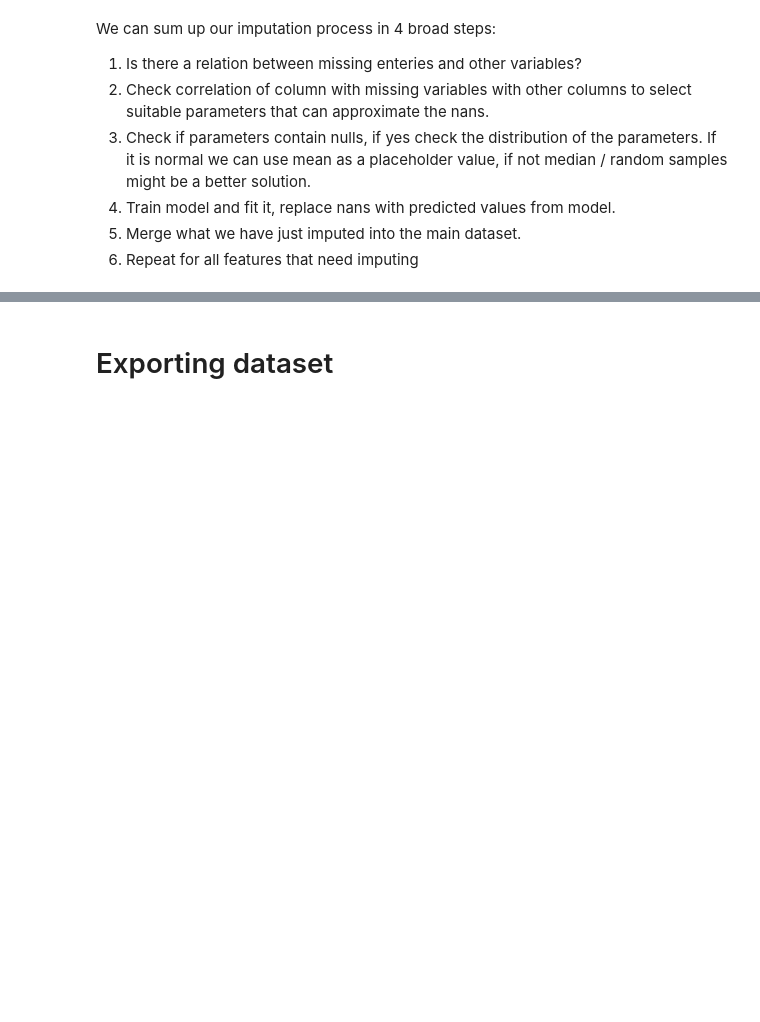
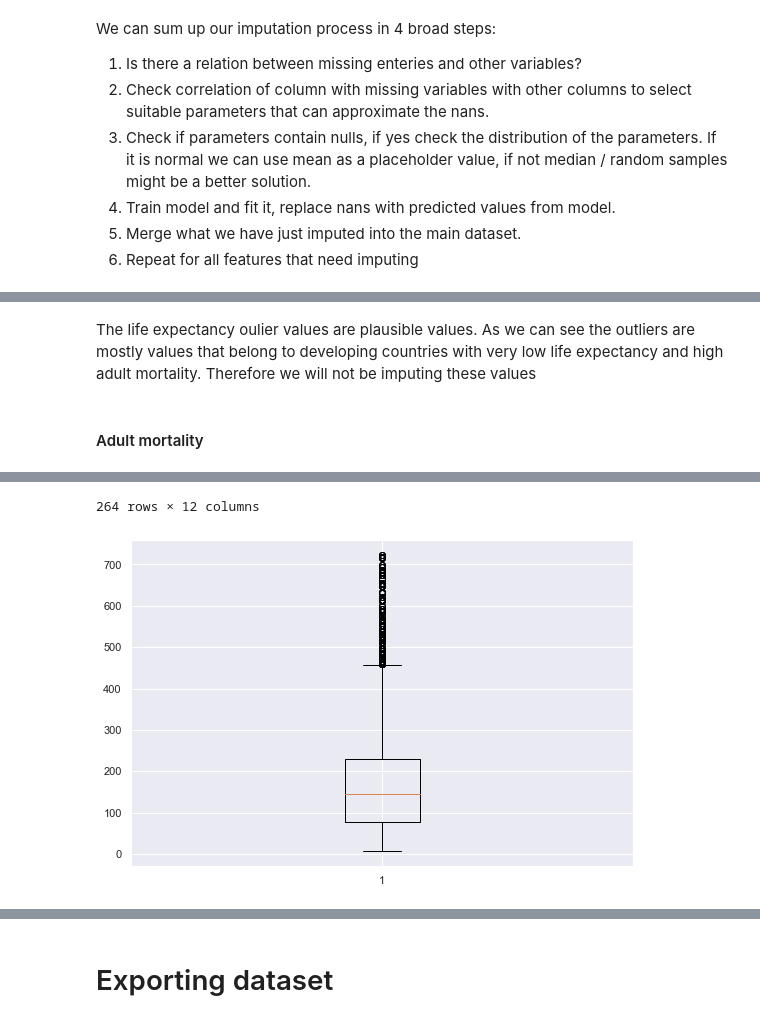
Before and after one commit to ZainabSultan/Demography-Analysis, a Jupyter notebook: Life expectancy cleaning.ipynb, the cells around one changed output, grey strips where cells are left out. Cells and saved outputs as stored; diff of their text form; code cells hidden in the pictures; blank space fills up the shorter version.

```diff
--- a/Life expectancy cleaning.ipynb
+++ b/Life expectancy cleaning.ipynb
@@ -577,0 +635,10 @@ We can sum up our imputation process in 4 broad steps:
+# %%
+def get_outlier_df(dataframe, column):
+    #Calculating the First Quartile and Third Quartile and Interquartile Range and lower and upper fence for column
+    Q1 = dataframe[column].quantile(0.25)
+    Q3 = dataframe[column].quantile(0.75)
+    IQR = Q3 - Q1
+    Lower_Fence = Q1 - (1.5 * IQR)
+    Upper_Fence = Q3 + (1.5 * IQR)
+    outliers_rows=pd.concat([dataframe.loc[dataframe[column] > Upper_Fence] ,dataframe.loc[dataframe[column] < Lower_Fence]] )
+    return outliers_rows
@@ -577,0 +672,9 @@ We can sum up our imputation process in 4 broad steps:
+# %% [markdown]
+The life expectancy oulier values are plausible values. As we can see the outliers are mostly values that belong to developing countries with very low life expectancy and high adult mortality. Therefore we will not be imputing these values
+# %% [markdown]
+#### Adult mortality
+# %%
+box_plot(clean_life_expectancy_df, "Adult Mortality")
+Adult_mortality_outliers = get_outlier_df(clean_life_expectancy_df, "Adult Mortality")
+Adult_mortality_outliers
+# %% [output]
@@ -577,0 +693,2 @@ We can sum up our imputation process in 4 broad steps:
+264 rows × 12 columns
+[figure, added]
```
Also changed, not shown: parts of 29 cells of this notebook, 2 other files.
